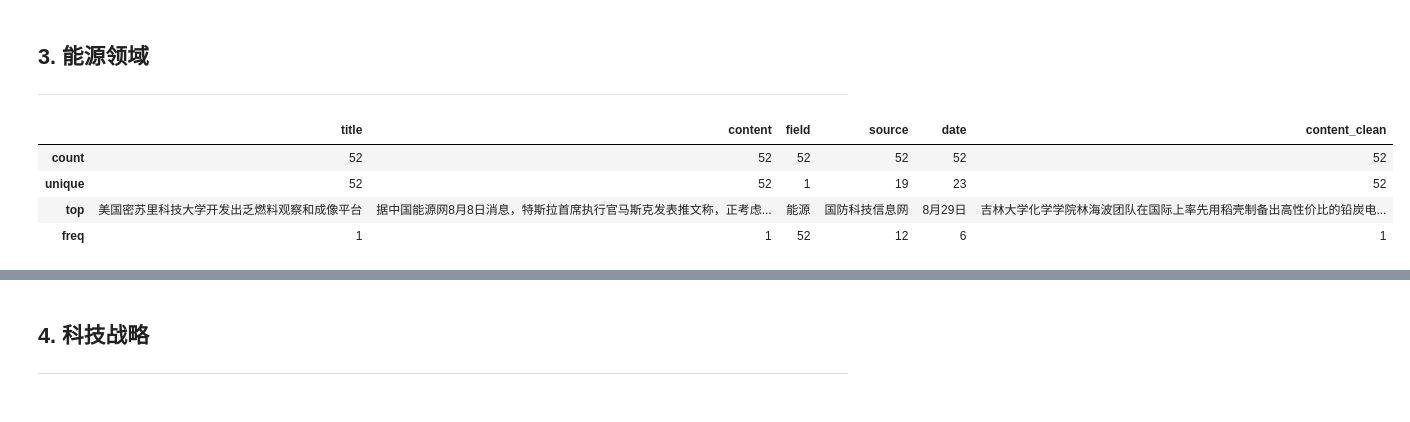
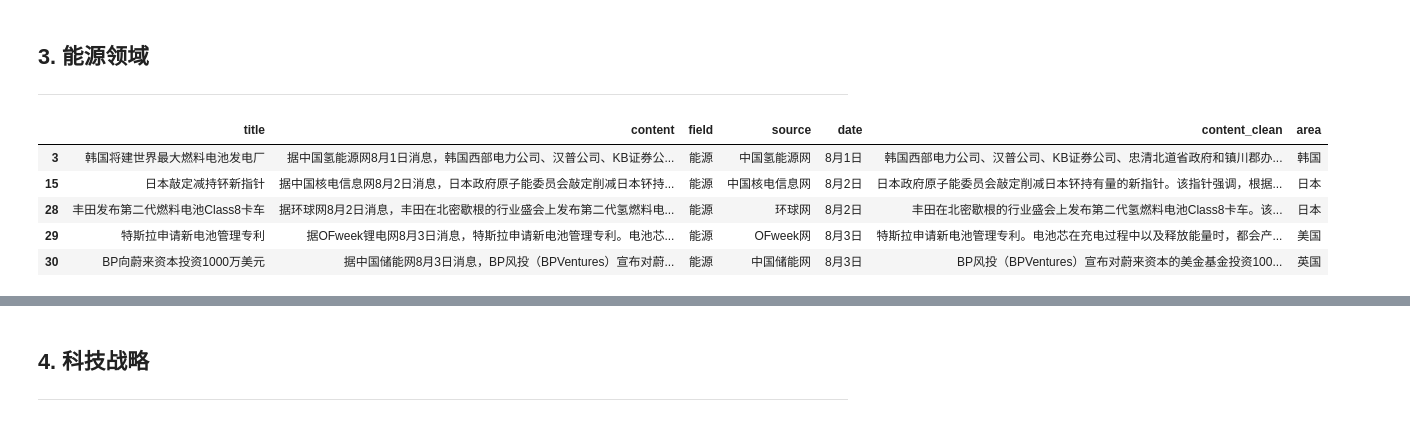
Before and after one commit to kcdyx1/monthly_techmap, a Jupyter notebook: aug_report.ipynb, the cells around one changed output, grey strips where cells are left out. Saved outputs shown, nothing was run; the diff lists cells and outputs as text; code cells hidden in the pictures.

```diff
--- a/1.ipynb
+++ b/aug_report.ipynb
@@ -28,0 +132,5 @@ d.describe()
+# %%
+area = list(map(foo, d['content_clean']))
+area_str = []
+for i in area:
+    area_str.append(str(i).replace('[','').replace(']','').replace('\'',''))
@@ -29,3 +155,5 @@ d.describe()
+# %%
+d['area'] = area_str
 # %%
 field_stat = pd.DataFrame(d['field'].value_counts())
 field_stat
@@ -237,13 +364,14 @@ wc.to_file('./2.png')
 -------
 # %%
 ny = d[d.field == '能源']
-ny.describe()
+ny.head()
 # %% [output]
-|  | title | content | field | source | date | content_clean |
-| count | 52 | 52 | 52 | 52 | 52 | 52 |
-| unique | 52 | 52 | 1 | 19 | 23 | 52 |
-| top | 美国密苏里科技大学开发出乏燃料观察和成像平台 | 据中国能源网8月8日消息，特斯拉首席执行官马斯克发表推文称，正考虑... | 能源 | 国防科技信息网 | 8月29日 | 吉林大学化学学院林海波团队在国际上率先用稻壳制备出高性价比的铅炭电... |
-| freq | 1 | 1 | 52 | 12 | 6 | 1 |
+|  | title | content | field | source | date | content_clean | area |
+| 3 | 韩国将建世界最大燃料电池发电厂 | 据中国氢能源网8月1日消息，韩国西部电力公司、汉普公司、KB证券公... | 能源 | 中国氢能源网 | 8月1日 | 韩国西部电力公司、汉普公司、KB证券公司、忠清北道省政府和镇川郡办... | 韩国 |
+| 15 | 日本敲定减持钚新指针 | 据中国核电信息网8月2日消息，日本政府原子能委员会敲定削减日本钚持... | 能源 | 中国核电信息网 | 8月2日 | 日本政府原子能委员会敲定削减日本钚持有量的新指针。该指针强调，根据... | 日本 |
+| 28 | 丰田发布第二代燃料电池Class8卡车 | 据环球网8月2日消息，丰田在北密歇根的行业盛会上发布第二代氢燃料电... | 能源 | 环球网 | 8月2日 | 丰田在北密歇根的行业盛会上发布第二代氢燃料电池Class8卡车。该... | 日本 |
+| 29 | 特斯拉申请新电池管理专利 | 据OFweek锂电网8月3日消息，特斯拉申请新电池管理专利。电池芯... | 能源 | OFweek网 | 8月3日 | 特斯拉申请新电池管理专利。电池芯在充电过程中以及释放能量时，都会产... | 美国 |
+| 30 | BP向蔚来资本投资1000万美元 | 据中国储能网8月3日消息，BP风投（BPVentures）宣布对蔚... | 能源 | 中国储能网 | 8月3日 | BP风投（BPVentures）宣布对蔚来资本的美金基金投资100... | 英国 |
 # %%
 source_stat = pd.DataFrame(ny['source'].value_counts())
 source_stat[0:15].plot(kind = 'bar')
```
Also changed, not shown: parts of 17 cells of this notebook, 16 other files.
